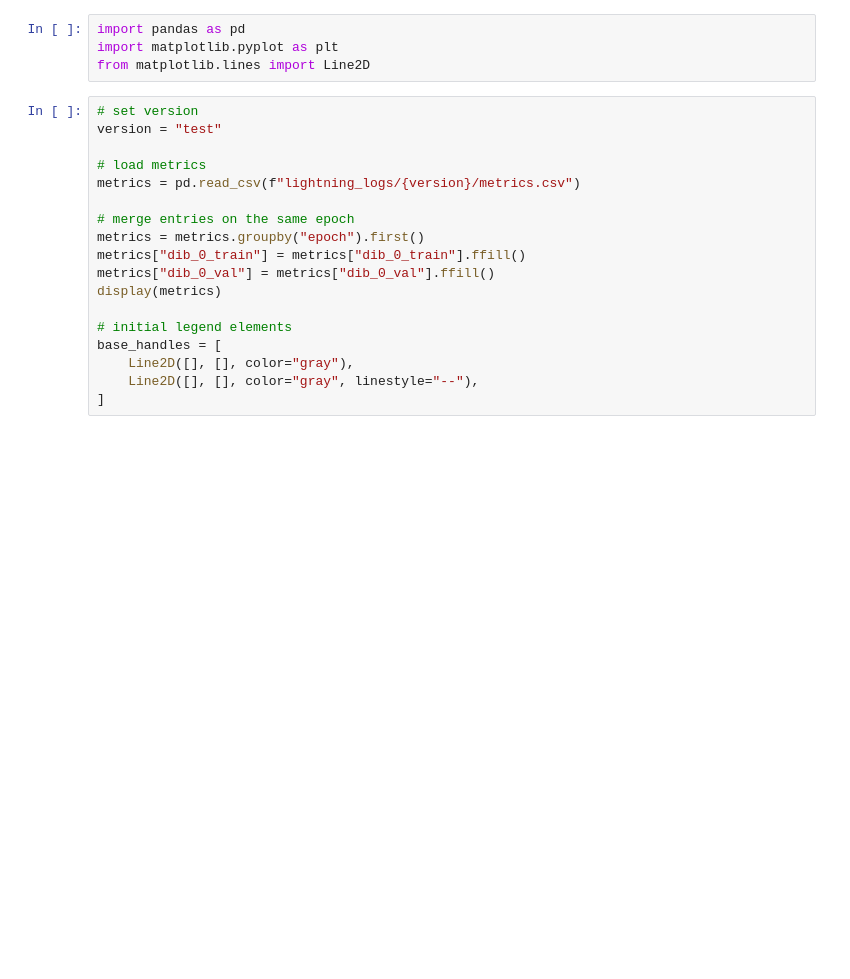
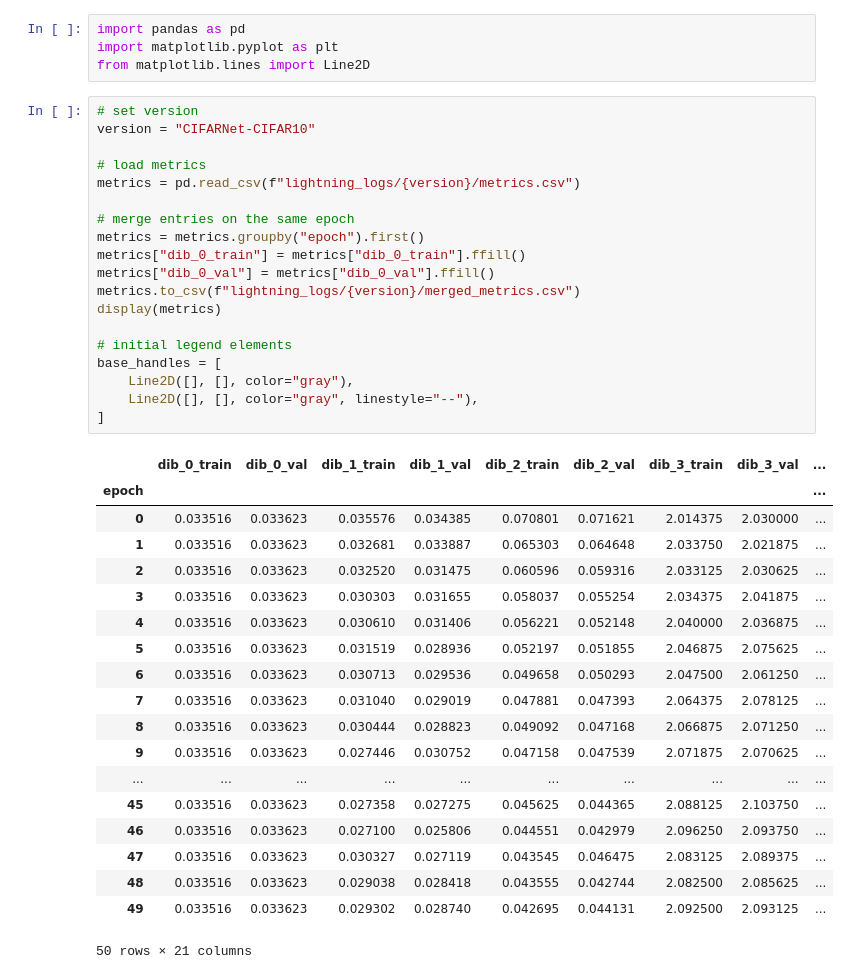
Before and after one commit to ziyong-was-taken/Compression-In-DNNs, a Jupyter notebook: plots.ipynb, the cells around one changed output. Cells and saved outputs as stored; diff of their text form; blank space fills up the shorter version.

```diff
--- a/plots.ipynb
+++ b/plots.ipynb
@@ -4,22 +4,43 @@ import matplotlib.pyplot as plt
 from matplotlib.lines import Line2D
 # %%
 # set version
-version = "test"
+version = "CIFARNet-CIFAR10"
 
 # load metrics
 metrics = pd.read_csv(f"lightning_logs/{version}/metrics.csv")
 
 # merge entries on the same epoch
 metrics = metrics.groupby("epoch").first()
 metrics["dib_0_train"] = metrics["dib_0_train"].ffill()
 metrics["dib_0_val"] = metrics["dib_0_val"].ffill()
+metrics.to_csv(f"lightning_logs/{version}/merged_metrics.csv")
 display(metrics)
 
 # initial legend elements
 base_handles = [
     Line2D([], [], color="gray"),
     Line2D([], [], color="gray", linestyle="--"),
 ]
+# %% [output]
+|  | dib_0_train | dib_0_val | dib_1_train | dib_1_val | dib_2_train | dib_2_val | dib_3_train | dib_3_val | ... |
+| epoch |  |  |  |  |  |  |  |  | ... |
+| 0 | 0.033516 | 0.033623 | 0.035576 | 0.034385 | 0.070801 | 0.071621 | 2.014375 | 2.030000 | ... |
+| 1 | 0.033516 | 0.033623 | 0.032681 | 0.033887 | 0.065303 | 0.064648 | 2.033750 | 2.021875 | ... |
+| 2 | 0.033516 | 0.033623 | 0.032520 | 0.031475 | 0.060596 | 0.059316 | 2.033125 | 2.030625 | ... |
+| 3 | 0.033516 | 0.033623 | 0.030303 | 0.031655 | 0.058037 | 0.055254 | 2.034375 | 2.041875 | ... |
+| 4 | 0.033516 | 0.033623 | 0.030610 | 0.031406 | 0.056221 | 0.052148 | 2.040000 | 2.036875 | ... |
+| 5 | 0.033516 | 0.033623 | 0.031519 | 0.028936 | 0.052197 | 0.051855 | 2.046875 | 2.075625 | ... |
+| 6 | 0.033516 | 0.033623 | 0.030713 | 0.029536 | 0.049658 | 0.050293 | 2.047500 | 2.061250 | ... |
+| 7 | 0.033516 | 0.033623 | 0.031040 | 0.029019 | 0.047881 | 0.047393 | 2.064375 | 2.078125 | ... |
+| 8 | 0.033516 | 0.033623 | 0.030444 | 0.028823 | 0.049092 | 0.047168 | 2.066875 | 2.071250 | ... |
+| 9 | 0.033516 | 0.033623 | 0.027446 | 0.030752 | 0.047158 | 0.047539 | 2.071875 | 2.070625 | ... |
+| ... | ... | ... | ... | ... | ... | ... | ... | ... | ... |
+| 45 | 0.033516 | 0.033623 | 0.027358 | 0.027275 | 0.045625 | 0.044365 | 2.088125 | 2.103750 | ... |
+| 46 | 0.033516 | 0.033623 | 0.027100 | 0.025806 | 0.044551 | 0.042979 | 2.096250 | 2.093750 | ... |
+| 47 | 0.033516 | 0.033623 | 0.030327 | 0.027119 | 0.043545 | 0.046475 | 2.083125 | 2.089375 | ... |
+| 48 | 0.033516 | 0.033623 | 0.029038 | 0.028418 | 0.043555 | 0.042744 | 2.082500 | 2.085625 | ... |
+| 49 | 0.033516 | 0.033623 | 0.029302 | 0.028740 | 0.042695 | 0.044131 | 2.092500 | 2.093125 | ... |
+50 rows × 21 columns
 # %%
 # plot train and val loss and accuracy
 train_cols = metrics.filter(like="train_").columns
```
Also changed, not shown: parts of 4 cells of this notebook.
